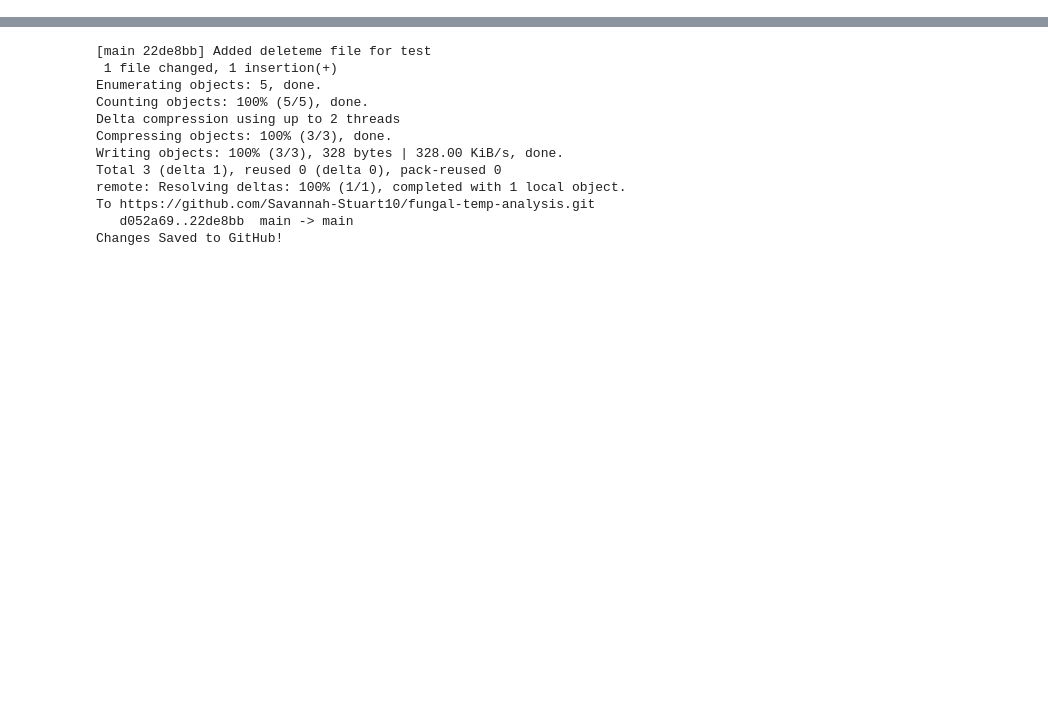
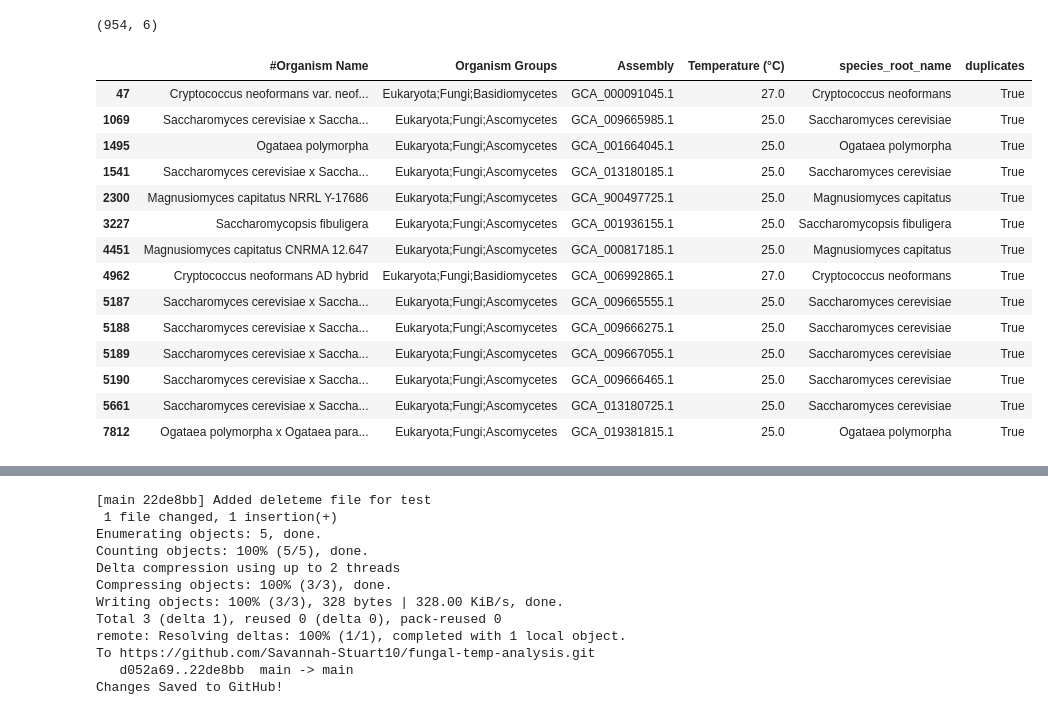
Before and after one commit to Savannah-Stuart10/fungal-temp-analysis, a Jupyter notebook: FungiWork.ipynb, the cells around one changed output, grey strips where cells are left out. Saved outputs shown, nothing was run; the diff lists cells and outputs as text; code cells hidden in the pictures; blank space fills up the shorter version.

```diff
--- a/FungiWork.ipynb
+++ b/FungiWork.ipynb
@@ -73,0 +77,4 @@ InvalidIndexError: (0       False
+# %%
+#filtering the new dataframe to only include fungal species in organism groups
+eukaryotes_df = eukaryotes_df.loc[eukaryotes_df['Organism Groups'].str.contains("Fung")]
+eukaryotes_df
@@ -73,0 +113,6 @@ InvalidIndexError: (0       False
+# %%
+#use library re to make a column for species root name and get rid of any braces or other items in the name for duplicate purposes
+import re
+eukaryotes_df['species_root_name'] = eukaryotes_df['#Organism Name'].apply(lambda item: " ".join(item.split(" ")[:2]))
+eukaryotes_df['species_root_name'] = eukaryotes_df['species_root_name'].apply(lambda item: re.sub(r"[\[\];'\",\(\).\-]", "", item))
+eukaryotes_df
@@ -73,0 +138,4 @@ InvalidIndexError: (0       False
+# %%
+#Assign a true or false to the species root name for future filtering
+eukaryotes_df['duplicates'] = eukaryotes_df.duplicated(subset='species_root_name', keep=False)
+eukaryotes_df
@@ -74,3 +156,28 @@ InvalidIndexError: (0       False
+# %%
+eukaryotes_df = eukaryotes_df.loc[~eukaryotes_df['#Organism Name'].str.contains(" cf. ")]
+eukaryotes_df.shape
+# %% [output]
+(954, 6)
+# %%
+#For those in species root name that are true for duplicate, print the duplicates
+duplicated = eukaryotes_df.loc[eukaryotes_df['duplicates'] == True]
+duplicated
+# %% [output]
+|  | #Organism Name | Organism Groups | Assembly | Temperature (°C) | species_root_name | duplicates |
+| 47 | Cryptococcus neoformans var. neof... | Eukaryota;Fungi;Basidiomycetes | GCA_000091045.1 | 27.0 | Cryptococcus neoformans | True |
+| 1069 | Saccharomyces cerevisiae x Saccha... | Eukaryota;Fungi;Ascomycetes | GCA_009665985.1 | 25.0 | Saccharomyces cerevisiae | True |
+| 1495 | Ogataea polymorpha | Eukaryota;Fungi;Ascomycetes | GCA_001664045.1 | 25.0 | Ogataea polymorpha | True |
+| 1541 | Saccharomyces cerevisiae x Saccha... | Eukaryota;Fungi;Ascomycetes | GCA_013180185.1 | 25.0 | Saccharomyces cerevisiae | True |
+| 2300 | Magnusiomyces capitatus NRRL Y-17686 | Eukaryota;Fungi;Ascomycetes | GCA_900497725.1 | 25.0 | Magnusiomyces capitatus | True |
+| 3227 | Saccharomycopsis fibuligera | Eukaryota;Fungi;Ascomycetes | GCA_001936155.1 | 25.0 | Saccharomycopsis fibuligera | True |
+| 4451 | Magnusiomyces capitatus CNRMA 12.647 | Eukaryota;Fungi;Ascomycetes | GCA_000817185.1 | 25.0 | Magnusiomyces capitatus | True |
+| 4962 | Cryptococcus neoformans AD hybrid | Eukaryota;Fungi;Basidiomycetes | GCA_006992865.1 | 27.0 | Cryptococcus neoformans | True |
+| 5187 | Saccharomyces cerevisiae x Saccha... | Eukaryota;Fungi;Ascomycetes | GCA_009665555.1 | 25.0 | Saccharomyces cerevisiae | True |
+| 5188 | Saccharomyces cerevisiae x Saccha... | Eukaryota;Fungi;Ascomycetes | GCA_009666275.1 | 25.0 | Saccharomyces cerevisiae | True |
+| 5189 | Saccharomyces cerevisiae x Saccha... | Eukaryota;Fungi;Ascomycetes | GCA_009667055.1 | 25.0 | Saccharomyces cerevisiae | True |
+| 5190 | Saccharomyces cerevisiae x Saccha... | Eukaryota;Fungi;Ascomycetes | GCA_009666465.1 | 25.0 | Saccharomyces cerevisiae | True |
+| 5661 | Saccharomyces cerevisiae x Saccha... | Eukaryota;Fungi;Ascomycetes | GCA_013180725.1 | 25.0 | Saccharomyces cerevisiae | True |
+| 7812 | Ogataea polymorpha x Ogataea para... | Eukaryota;Fungi;Ascomycetes | GCA_019381815.1 | 25.0 | Ogataea polymorpha | True |
 # %%
 # make sure to run this cell to have access to this function below
 def commit_and_push(repo_url, message):
```
Also changed, not shown: parts of 15 cells of this notebook.
